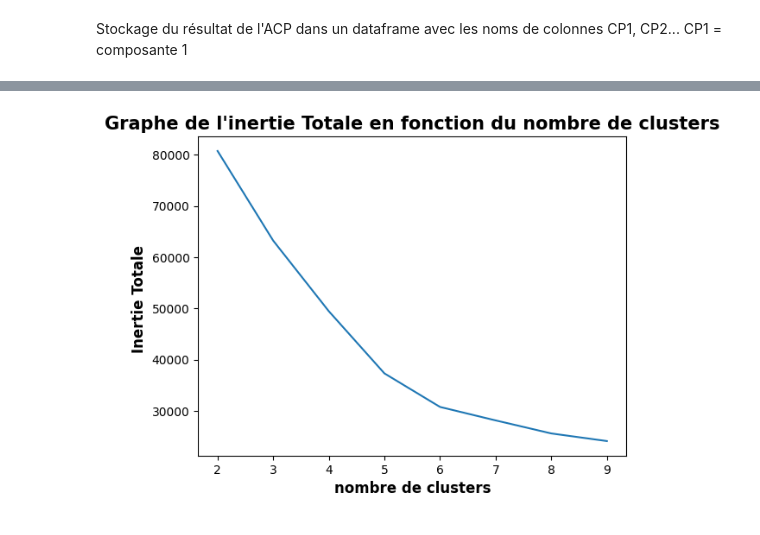
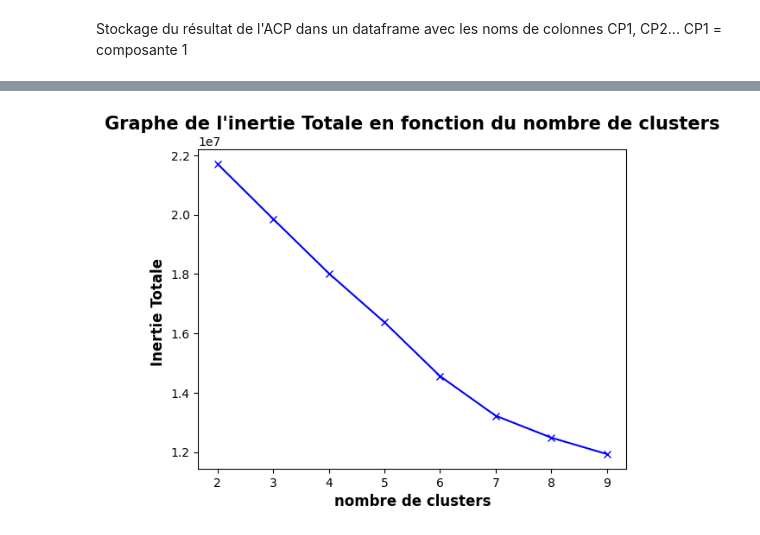
Before and after one commit to Antoine-ValentinCharpentier/Tweet-Analysis, a Jupyter notebook: scripts/utils/acpClustering.ipynb, the cells around one changed output, grey strips where cells are left out. Drawn from its saved outputs; the diff is of its cells as text; code cells hidden in the pictures.

```diff
--- a/scripts/utils/acpClustering.ipynb
+++ b/scripts/utils/acpClustering.ipynb
@@ -170,4 +202,3 @@ plt.show()
 # %%
-acp = PCA(n_components=10)
+acp = PCA(n_components=nb_composante)
+acp_coord = acp.fit_transform(user_scale)
-# %%
-corr = acp.fit_transform(users)
@@ -176,18 +359,21 @@ corr = acp.fit_transform(users)
 # %%
 %%time
-models = []
-score_inertie =[]
-score_silhoutte = []
+
+clusters = {}
 n_cluster = range(2,10)
 for k in n_cluster:
     start_time = datetime.now()
     print(f"{'-'*30}\n>>>> Start cluster k = {k}: {start_time}")
+    result = {}
 
-    model,score = multi_core_kmeans_with_silhouette(corr,k)
-    model.fit(corr)
-    score_inertie.append(model.inertia_)
-    score_silhoutte.append(score)
-    models.append(model)
+    model = KMeans(n_clusters=k, n_init=10)
+    model.fit(user_scale)
+    score = silhouette_score(user_scale,model.labels_,sample_size = 100_000)
+    #score = multi_core_silhouette(reduced_user_scale,model)
+
+    result["model"] = model
+    result["silhouette"] = score
+    clusters[k] = result
 
     end_time = datetime.now()
     print(f"End : {end_time}")
@@ -214,9 +400,19 @@ Wall time: 5h 58min 49s
+# %%
+score_inertie = [ clusters[k]["model"].inertia_ for k in clusters.keys()]
+score_silhouette = [ clusters[k]["silhouette"] for k in clusters.keys()]
 # %%
-plt.plot(n_cluster, score_inertie)
+# Graphe de lInertie Total en fonction du nombre de cluster
+plt.plot(n_cluster, score_inertie,"bx-")
+
+#Labels
 plt.xlabel("nombre de clusters", fontweight = "bold",fontsize = 12)
 plt.ylabel("Inertie Totale ", fontweight = "bold",fontsize = 12)
+
+#Titles
 plt.title("Graphe de l'inertie Totale en fonction du nombre de clusters", fontweight = "bold", fontsize = 15)
+
+
 plt.show()
 # %% [output]
-[figure, old version]
+[figure, new version]
 # %%
```
Also changed, not shown: parts of 71 cells of this notebook.
